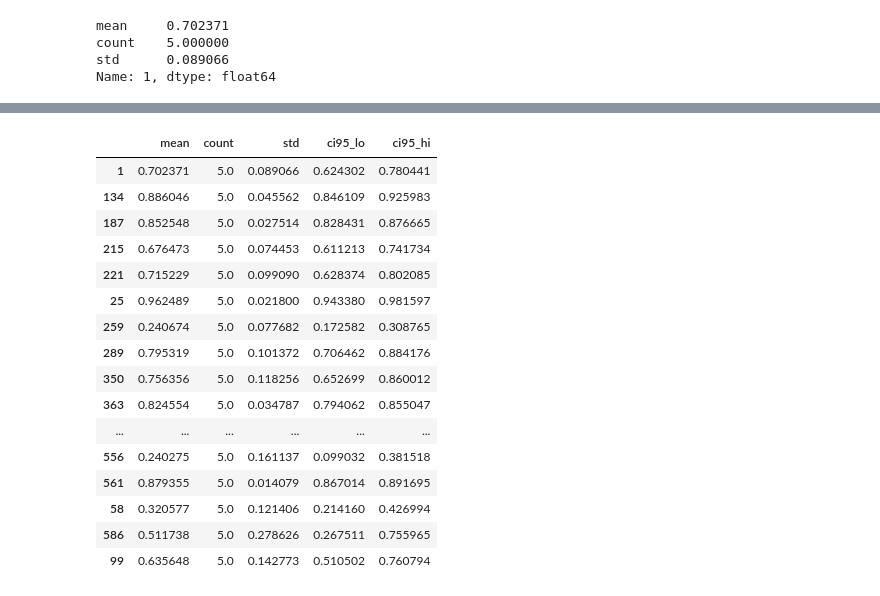
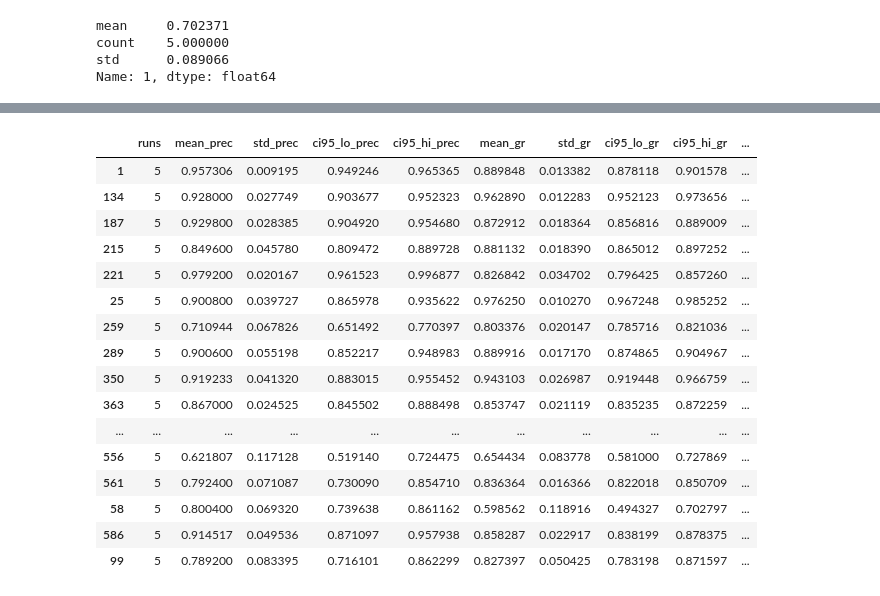
Before and after one commit to ceciliabaggio/mogp_with_terms, a Jupyter notebook: dmoz_topic_variability/topic-variablity-mogp.ipynb, the cells around one changed output, grey strips where cells are left out. Cells and saved outputs as stored; diff of their text form; code cells hidden in the pictures.

Commit message:
convert to latex tables

```diff
--- a/dmoz_topic_variability/topic-variablity-mogp.ipynb
+++ b/dmoz_topic_variability/topic-variablity-mogp.ipynb
@@ -115,8 +115,17 @@ t['ci95_lo'] = ci95_lo
 t['ci95_hi'] = ci95_hi
 
 
-t.rename({'ḿean':'ḿean', 'count': 'runs', 'std': 'std', 'ci95_lo':'ci95_lo', 'ci95_hi':  'ci95_hi'}, axis='columns', inplace=True)
+t.rename({'mean':'mean_prec', 'count': 'runs', 'std': 'std_prec', 'ci95_lo':'ci95_lo_prec', 'ci95_hi':  'ci95_hi_prec'}, axis='columns', inplace=True)
+
+
+col = t.pop('mean_prec')
+t.insert(1, 'mean_prec', col)
 print(t.to_latex())
+
+
+df_general= t.copy()
+
+df_general
 # %% [output]
 \begin{tabular}{lrrrrr}
 \toprule
@@ -222,7 +248,19 @@ for i in t.index:
 
 t['ci95_lo'] = ci95_lo
 t['ci95_hi'] = ci95_hi
+
+
+t.rename({'mean':'mean_gr', 'count': 'runs', 'std': 'std_gr', 'ci95_lo':'ci95_lo_gr', 'ci95_hi':  'ci95_hi_gr'}, axis='columns', inplace=True)
+
+
 print (t.to_latex())
+
+
+df_general['mean_gr'] = t['mean_gr']
+df_general['std_gr'] = t['std_gr']
+df_general['ci95_lo_gr']= t ['ci95_lo_gr']
+df_general['ci95_hi_gr']=t['ci95_hi_gr']
+df_general
 # %% [output]
 \begin{tabular}{lrrrrr}
 \toprule
@@ -330,8 +385,21 @@ t['ci95_lo'] = ci95_lo
 t['ci95_hi'] = ci95_hi
 
 
+t.rename({'mean':'mean_js', 'count': 'runs', 'std': 'std_js', 'ci95_lo':'ci95_lo_js', 'ci95_hi':  'ci95_hi_js'}, axis='columns', inplace=True)
+
+
 print (t.to_latex())
-t
+
+
+df_general['mean_js'] = t['mean_js']
+df_general['std_js'] = t['std_js']
+df_general['ci95_lo_js']= t ['ci95_lo_js']
+df_general['ci95_hi_js']=t['ci95_hi_js']
+
+df_general['runs'] = df_general['runs'].astype(int)
+
+print(df_general.to_latex())
+df_general
 # %% [output]
 \begin{tabular}{lrrrrr}
 \toprule
@@ -351,19 +419,19 @@ t
 \bottomrule
 \end{tabular}
-|  | mean | count | std | ci95_lo | ci95_hi |
-| 1 | 0.702371 | 5.0 | 0.089066 | 0.624302 | 0.780441 |
-| 134 | 0.886046 | 5.0 | 0.045562 | 0.846109 | 0.925983 |
-| 187 | 0.852548 | 5.0 | 0.027514 | 0.828431 | 0.876665 |
-| 215 | 0.676473 | 5.0 | 0.074453 | 0.611213 | 0.741734 |
-| 221 | 0.715229 | 5.0 | 0.099090 | 0.628374 | 0.802085 |
-| 25 | 0.962489 | 5.0 | 0.021800 | 0.943380 | 0.981597 |
-| 259 | 0.240674 | 5.0 | 0.077682 | 0.172582 | 0.308765 |
-| 289 | 0.795319 | 5.0 | 0.101372 | 0.706462 | 0.884176 |
-| 350 | 0.756356 | 5.0 | 0.118256 | 0.652699 | 0.860012 |
-| 363 | 0.824554 | 5.0 | 0.034787 | 0.794062 | 0.855047 |
-| ... | ... | ... | ... | ... | ... |
-| 556 | 0.240275 | 5.0 | 0.161137 | 0.099032 | 0.381518 |
-| 561 | 0.879355 | 5.0 | 0.014079 | 0.867014 | 0.891695 |
-| 58 | 0.320577 | 5.0 | 0.121406 | 0.214160 | 0.426994 |
-| 586 | 0.511738 | 5.0 | 0.278626 | 0.267511 | 0.755965 |
-| 99 | 0.635648 | 5.0 | 0.142773 | 0.510502 | 0.760794 |
+|  | runs | mean_prec | std_prec | ci95_lo_prec | ci95_hi_prec | mean_gr | std_gr | ci95_lo_gr | ci95_hi_gr | ... |
+| 1 | 5 | 0.957306 | 0.009195 | 0.949246 | 0.965365 | 0.889848 | 0.013382 | 0.878118 | 0.901578 | ... |
+| 134 | 5 | 0.928000 | 0.027749 | 0.903677 | 0.952323 | 0.962890 | 0.012283 | 0.952123 | 0.973656 | ... |
+| 187 | 5 | 0.929800 | 0.028385 | 0.904920 | 0.954680 | 0.872912 | 0.018364 | 0.856816 | 0.889009 | ... |
+| 215 | 5 | 0.849600 | 0.045780 | 0.809472 | 0.889728 | 0.881132 | 0.018390 | 0.865012 | 0.897252 | ... |
+| 221 | 5 | 0.979200 | 0.020167 | 0.961523 | 0.996877 | 0.826842 | 0.034702 | 0.796425 | 0.857260 | ... |
+| 25 | 5 | 0.900800 | 0.039727 | 0.865978 | 0.935622 | 0.976250 | 0.010270 | 0.967248 | 0.985252 | ... |
+| 259 | 5 | 0.710944 | 0.067826 | 0.651492 | 0.770397 | 0.803376 | 0.020147 | 0.785716 | 0.821036 | ... |
+| 289 | 5 | 0.900600 | 0.055198 | 0.852217 | 0.948983 | 0.889916 | 0.017170 | 0.874865 | 0.904967 | ... |
+| 350 | 5 | 0.919233 | 0.041320 | 0.883015 | 0.955452 | 0.943103 | 0.026987 | 0.919448 | 0.966759 | ... |
+| 363 | 5 | 0.867000 | 0.024525 | 0.845502 | 0.888498 | 0.853747 | 0.021119 | 0.835235 | 0.872259 | ... |
+| ... | ... | ... | ... | ... | ... | ... | ... | ... | ... | ... |
+| 556 | 5 | 0.621807 | 0.117128 | 0.519140 | 0.724475 | 0.654434 | 0.083778 | 0.581000 | 0.727869 | ... |
+| 561 | 5 | 0.792400 | 0.071087 | 0.730090 | 0.854710 | 0.836364 | 0.016366 | 0.822018 | 0.850709 | ... |
+| 58 | 5 | 0.800400 | 0.069320 | 0.739638 | 0.861162 | 0.598562 | 0.118916 | 0.494327 | 0.702797 | ... |
+| 586 | 5 | 0.914517 | 0.049536 | 0.871097 | 0.957938 | 0.858287 | 0.022917 | 0.838199 | 0.878375 | ... |
+| 99 | 5 | 0.789200 | 0.083395 | 0.716101 | 0.862299 | 0.827397 | 0.050425 | 0.783198 | 0.871597 | ... |
```
Also changed, not shown: parts of 3 cells of this notebook.
